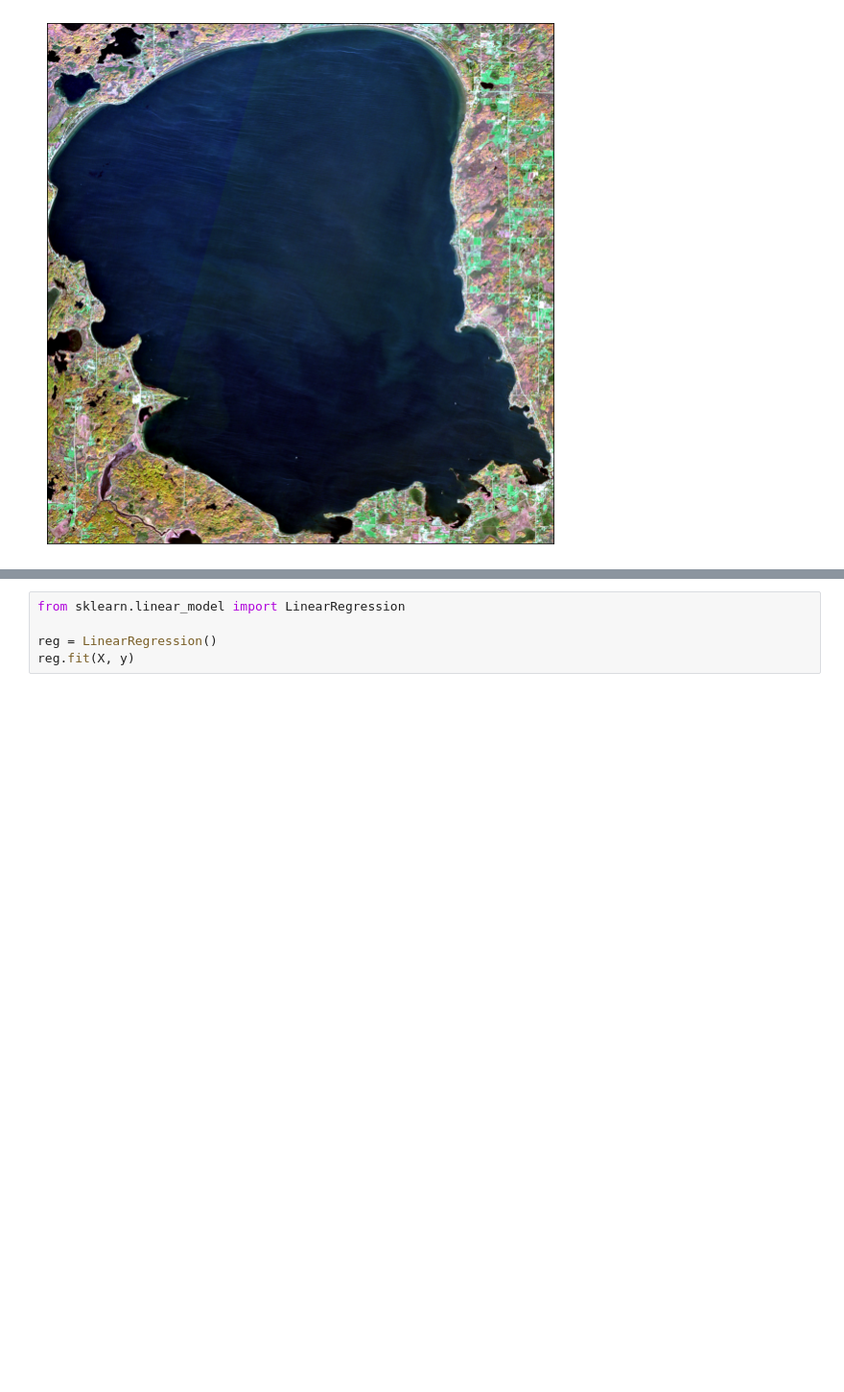
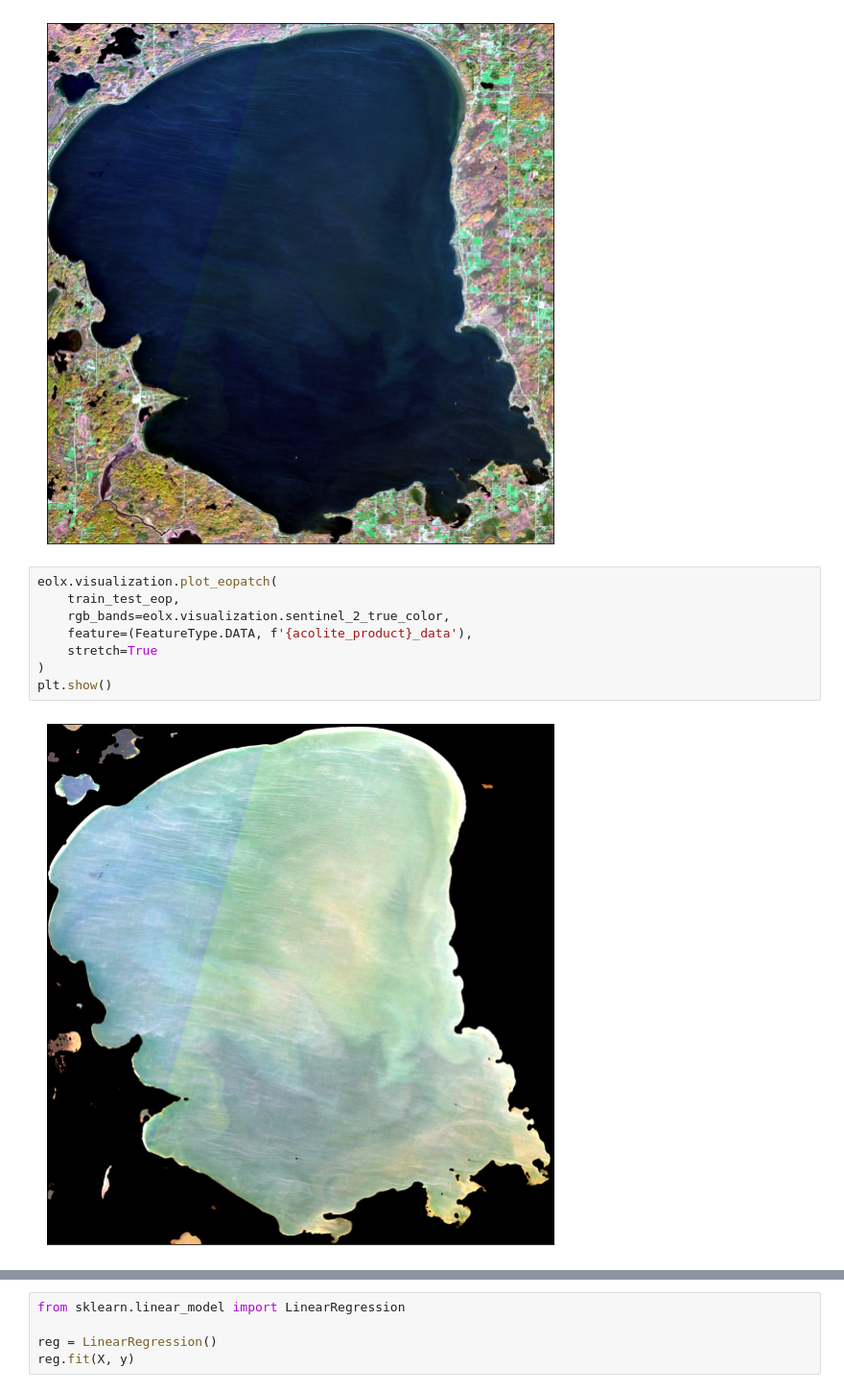
Before and after one commit to WalternativE/evaluation-preprocessing-methods-sentinel2-ml-based-bathymetry-estimation, a Jupyter notebook: notebooks/02__naive_stumpf_log_regression.ipynb, the cells around one changed output, grey strips where cells are left out. Shown at 96% size. Cells and saved outputs as stored; diff of their text form; blank space fills up the shorter version.

```diff
--- a/notebooks/02__naive_stumpf_log_regression.ipynb
+++ b/notebooks/02__naive_stumpf_log_regression.ipynb
@@ -136,6 +204,16 @@ eolx.visualization.plot_eopatch(
 plt.show()
 # %% [output]
 [figure]
+# %%
+eolx.visualization.plot_eopatch(
+    train_test_eop,
+    rgb_bands=eolx.visualization.sentinel_2_true_color,
+    feature=(FeatureType.DATA, f'{acolite_product}_data'),
+    stretch=True
+)
+plt.show()
+# %% [output]
+[figure, added]
 # %%
 train_mask_single_band = np.squeeze(train_test_eop[(FeatureType.MASK_TIMELESS, 'train_split_valid')], axis=-1)
 
```
Also changed, not shown: parts of 11 cells of this notebook, 2 other files.
